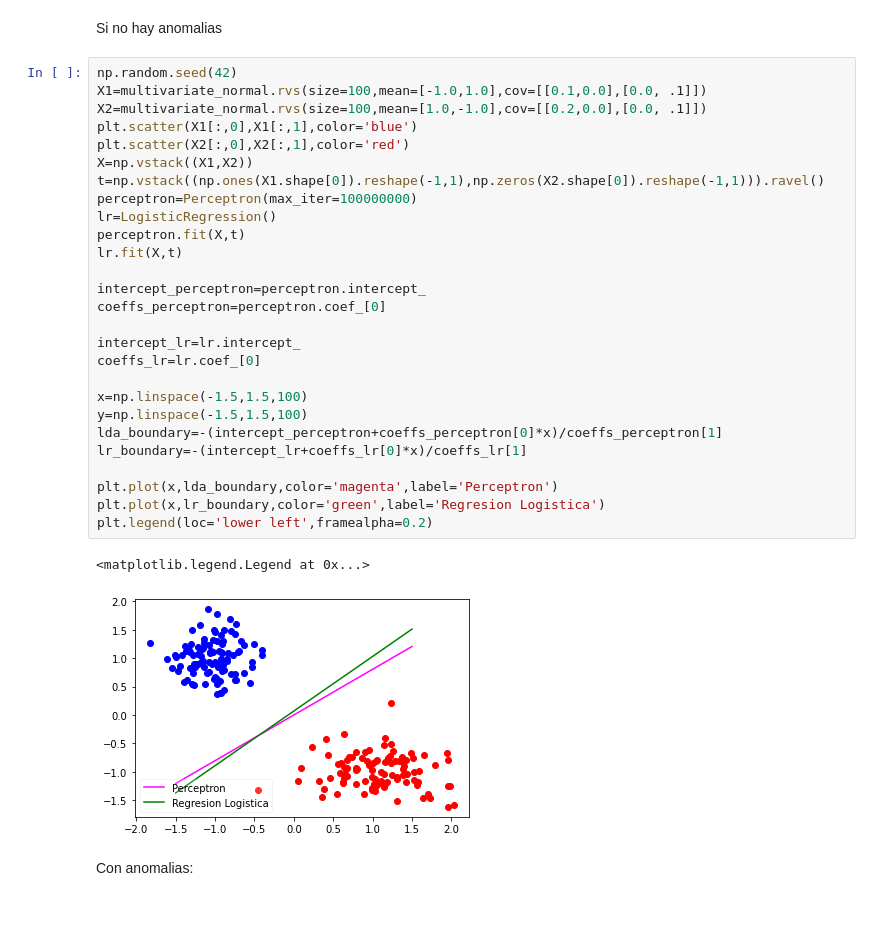
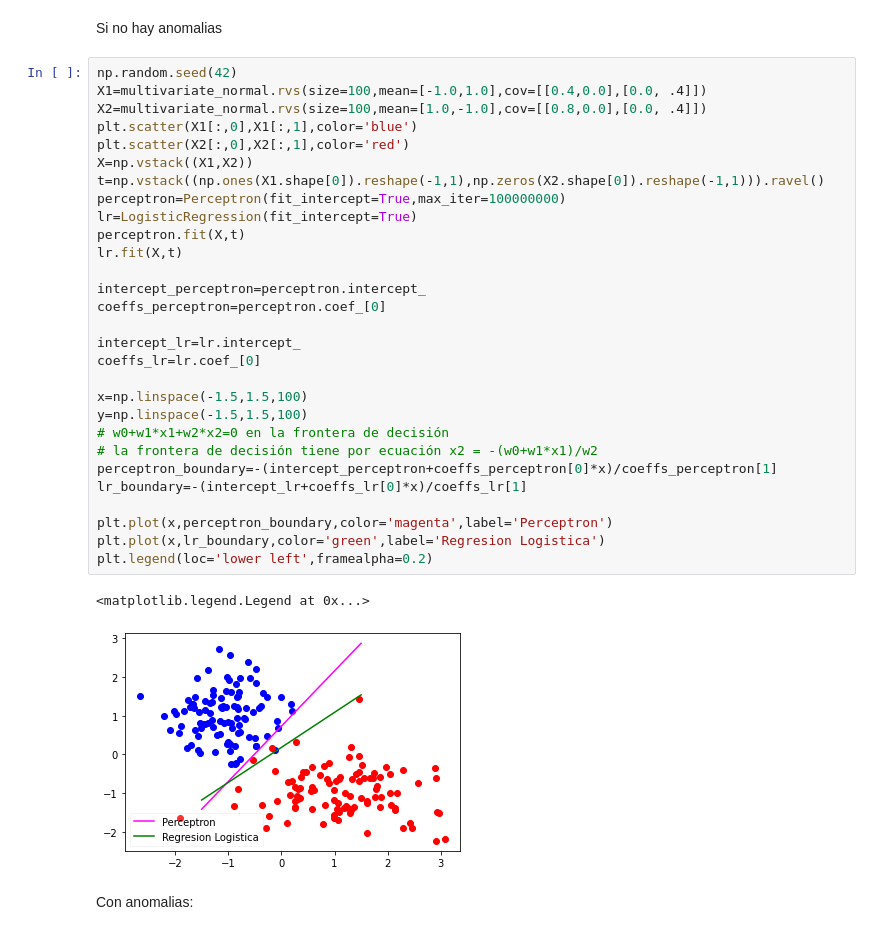
Before and after one commit to naikymen/ML_UNSAM, a Jupyter notebook: 08p_RegresionLogistica.ipynb, the cells around one changed output. Saved outputs shown, nothing was run; the diff lists cells and outputs as text.

```diff
--- a/08p_RegresionLogistica.ipynb
+++ b/08p_RegresionLogistica.ipynb
@@ -415,34 +494,36 @@ from sklearn.linear_model import Perceptron
 Si no hay anomalias
 # %%
 np.random.seed(42)
-X1=multivariate_normal.rvs(size=100,mean=[-1.0,1.0],cov=[[0.1,0.0],[0.0, .1]])
-X2=multivariate_normal.rvs(size=100,mean=[1.0,-1.0],cov=[[0.2,0.0],[0.0, .1]])
+X1=multivariate_normal.rvs(size=100,mean=[-1.0,1.0],cov=[[0.4,0.0],[0.0, .4]])
+X2=multivariate_normal.rvs(size=100,mean=[1.0,-1.0],cov=[[0.8,0.0],[0.0, .4]])
 plt.scatter(X1[:,0],X1[:,1],color='blue')
 plt.scatter(X2[:,0],X2[:,1],color='red')
 X=np.vstack((X1,X2))
 t=np.vstack((np.ones(X1.shape[0]).reshape(-1,1),np.zeros(X2.shape[0]).reshape(-1,1))).ravel()
-perceptron=Perceptron(max_iter=100000000)
-lr=LogisticRegression()
+perceptron=Perceptron(fit_intercept=True,max_iter=100000000)
+lr=LogisticRegression(fit_intercept=True)
 perceptron.fit(X,t)
 lr.fit(X,t)
 
 intercept_perceptron=perceptron.intercept_
 coeffs_perceptron=perceptron.coef_[0]
 
 intercept_lr=lr.intercept_
 coeffs_lr=lr.coef_[0]
 
 x=np.linspace(-1.5,1.5,100)
 y=np.linspace(-1.5,1.5,100)
-lda_boundary=-(intercept_perceptron+coeffs_perceptron[0]*x)/coeffs_perceptron[1]
+# w0+w1*x1+w2*x2=0 en la frontera de decisión
+# la frontera de decisión tiene por ecuación x2 = -(w0+w1*x1)/w2
+perceptron_boundary=-(intercept_perceptron+coeffs_perceptron[0]*x)/coeffs_perceptron[1]
 lr_boundary=-(intercept_lr+coeffs_lr[0]*x)/coeffs_lr[1]
 
-plt.plot(x,lda_boundary,color='magenta',label='Perceptron')
+plt.plot(x,perceptron_boundary,color='magenta',label='Perceptron')
 plt.plot(x,lr_boundary,color='green',label='Regresion Logistica')
 plt.legend(loc='lower left',framealpha=0.2)
 # %% [output]
 <matplotlib.legend.Legend at 0x...>
-[figure, old version]
+[figure, new version]
 # %% [markdown]
 Con anomalias:
 # %%
```
Also changed, not shown: parts of 19 cells of this notebook.
